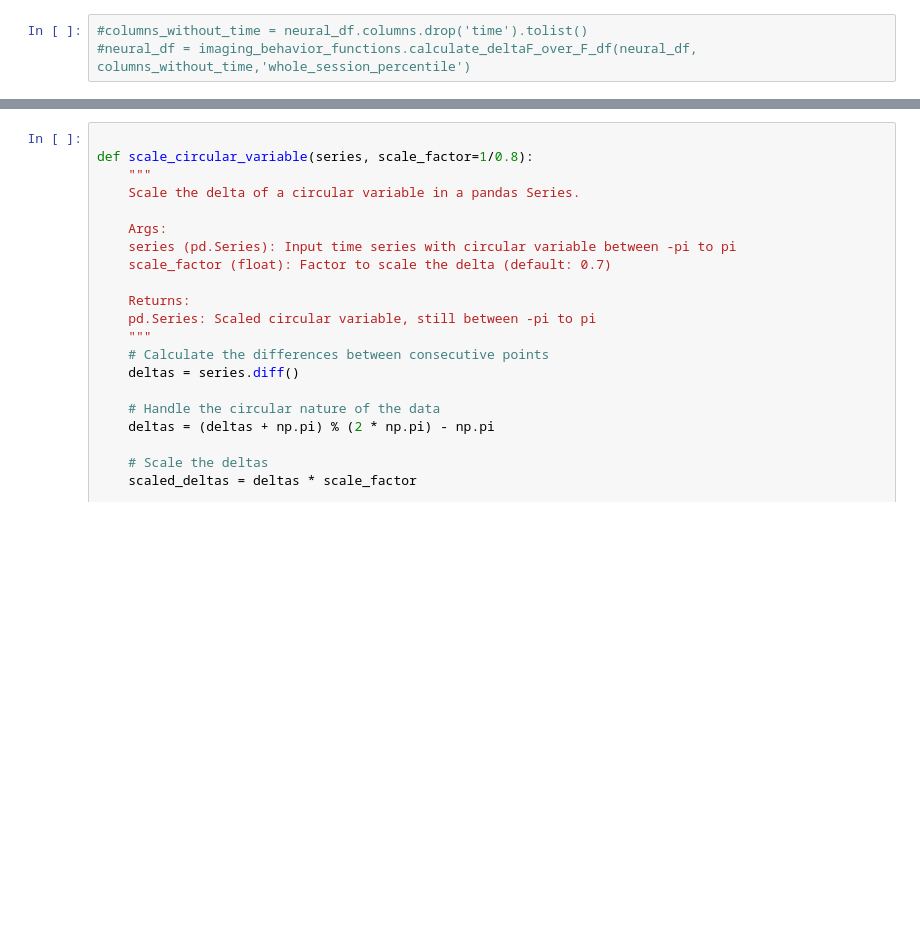
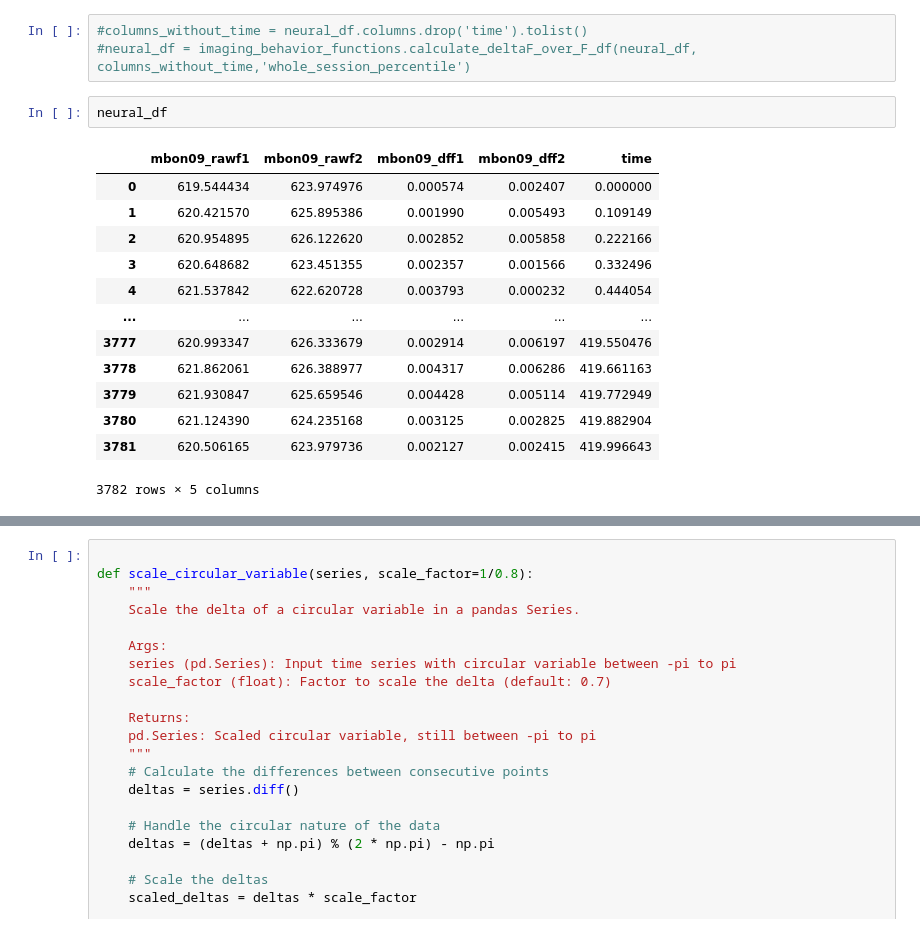
Before and after one commit to jingxuanf0214/thesis-2p-behavior-align, a Jupyter notebook: Exploratory analysis.ipynb, the cells around one changed output, grey strips where cells are left out. Saved outputs shown, nothing was run; the diff lists cells and outputs as text; blank space fills up the shorter version.

```diff
--- a/Exploratory analysis.ipynb
+++ b/Exploratory analysis.ipynb
@@ -283,5 +283,21 @@ ax.scatter(behav_df['time'], behav_df['heading'],s=5,alpha=0.5)
 # %%
 #columns_without_time = neural_df.columns.drop('time').tolist()
 #neural_df = imaging_behavior_functions.calculate_deltaF_over_F_df(neural_df, columns_without_time,'whole_session_percentile')
+# %%
+neural_df
+# %% [output]
+|  | mbon09_rawf1 | mbon09_rawf2 | mbon09_dff1 | mbon09_dff2 | time |
+| 0 | 619.544434 | 623.974976 | 0.000574 | 0.002407 | 0.000000 |
+| 1 | 620.421570 | 625.895386 | 0.001990 | 0.005493 | 0.109149 |
+| 2 | 620.954895 | 626.122620 | 0.002852 | 0.005858 | 0.222166 |
+| 3 | 620.648682 | 623.451355 | 0.002357 | 0.001566 | 0.332496 |
+| 4 | 621.537842 | 622.620728 | 0.003793 | 0.000232 | 0.444054 |
+| ... | ... | ... | ... | ... | ... |
+| 3777 | 620.993347 | 626.333679 | 0.002914 | 0.006197 | 419.550476 |
+| 3778 | 621.862061 | 626.388977 | 0.004317 | 0.006286 | 419.661163 |
+| 3779 | 621.930847 | 625.659546 | 0.004428 | 0.005114 | 419.772949 |
+| 3780 | 621.124390 | 624.235168 | 0.003125 | 0.002825 | 419.882904 |
+| 3781 | 620.506165 | 623.979736 | 0.002127 | 0.002415 | 419.996643 |
+3782 rows × 5 columns
 # %%
 fig, ax = plt.subplots(1, 1, figsize=(10, 3))
```
Also changed, not shown: parts of 6 cells of this notebook.
